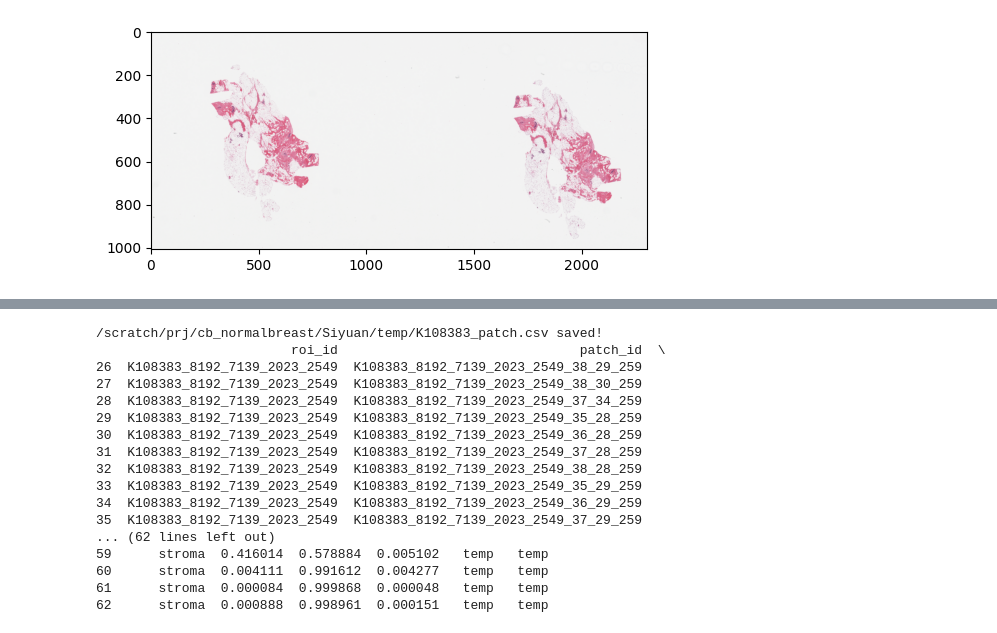
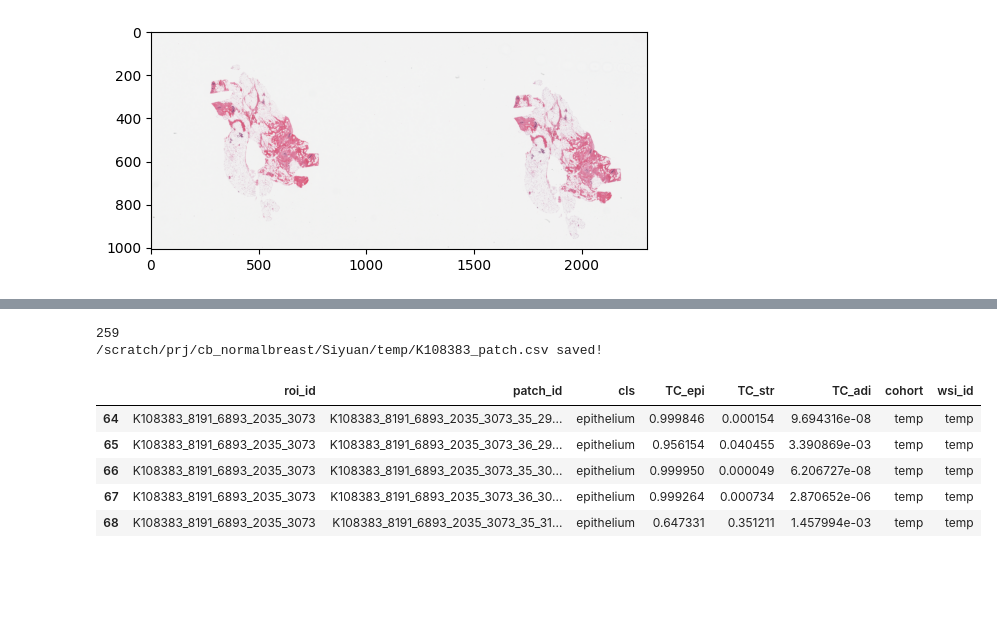
Before and after one commit to SiyuanChen726/Tissue-Classifier, a Jupyter notebook: TC_demo.ipynb, the cells around one changed output, grey strips where cells are left out. Drawn from its saved outputs; the diff is of its cells as text; code cells hidden in the pictures; blank space fills up the shorter version.

```diff
--- a/TC_demo.ipynb
+++ b/TC_demo.ipynb
@@ -60,26 +72,17 @@ There're 10 ROIs detected
 # %%
-patch_size, _ = parse_patch_size(wsi, patch_size=patch_size)
+patch_size, _ = parse_patch_size(wsi, patch_size=128)
 print(patch_size)
 patch_df = save_patchcsv(roi_ids, patch_size, TC_maskpt, temp)
-print(patch_df)
+patch_df.head()
 # %% [output]
+259
 /scratch/prj/cb_normalbreast/Siyuan/temp/K108383_patch.csv saved!
-                         roi_id                               patch_id  \
-26  K108383_8192_7139_2023_2549  K108383_8192_7139_2023_2549_38_29_259
-27  K108383_8192_7139_2023_2549  K108383_8192_7139_2023_2549_38_30_259
-28  K108383_8192_7139_2023_2549  K108383_8192_7139_2023_2549_37_34_259
-29  K108383_8192_7139_2023_2549  K108383_8192_7139_2023_2549_35_28_259
-30  K108383_8192_7139_2023_2549  K108383_8192_7139_2023_2549_36_28_259
-31  K108383_8192_7139_2023_2549  K108383_8192_7139_2023_2549_37_28_259
-32  K108383_8192_7139_2023_2549  K108383_8192_7139_2023_2549_38_28_259
-33  K108383_8192_7139_2023_2549  K108383_8192_7139_2023_2549_35_29_259
-34  K108383_8192_7139_2023_2549  K108383_8192_7139_2023_2549_36_29_259
-35  K108383_8192_7139_2023_2549  K108383_8192_7139_2023_2549_37_29_259
-... (62 lines left out)
-59      stroma  0.416014  0.578884  0.005102   temp   temp
-60      stroma  0.004111  0.991612  0.004277   temp   temp
-61      stroma  0.000084  0.999868  0.000048   temp   temp
-62      stroma  0.000888  0.998961  0.000151   temp   temp
+|  | roi_id | patch_id | cls | TC_epi | TC_str | TC_adi | cohort | wsi_id |
+| 64 | K108383_8191_6893_2035_3073 | K108383_8191_6893_2035_3073_35_29... | epithelium | 0.999846 | 0.000154 | 9.694316e-08 | temp | temp |
+| 65 | K108383_8191_6893_2035_3073 | K108383_8191_6893_2035_3073_36_29... | epithelium | 0.956154 | 0.040455 | 3.390869e-03 | temp | temp |
+| 66 | K108383_8191_6893_2035_3073 | K108383_8191_6893_2035_3073_35_30... | epithelium | 0.999950 | 0.000049 | 6.206727e-08 | temp | temp |
+| 67 | K108383_8191_6893_2035_3073 | K108383_8191_6893_2035_3073_36_30... | epithelium | 0.999264 | 0.000734 | 2.870652e-06 | temp | temp |
+| 68 | K108383_8191_6893_2035_3073 | K108383_8191_6893_2035_3073_35_31... | epithelium | 0.647331 | 0.351211 | 1.457994e-03 | temp | temp |
 # %%
 patch_id = list(patch_df['patch_id'][patch_df['cls']=='epithelium'])[2]
 show_patch(wsi, patch_id)
```
Also changed, not shown: parts of 5 cells of this notebook, 1 other file.
